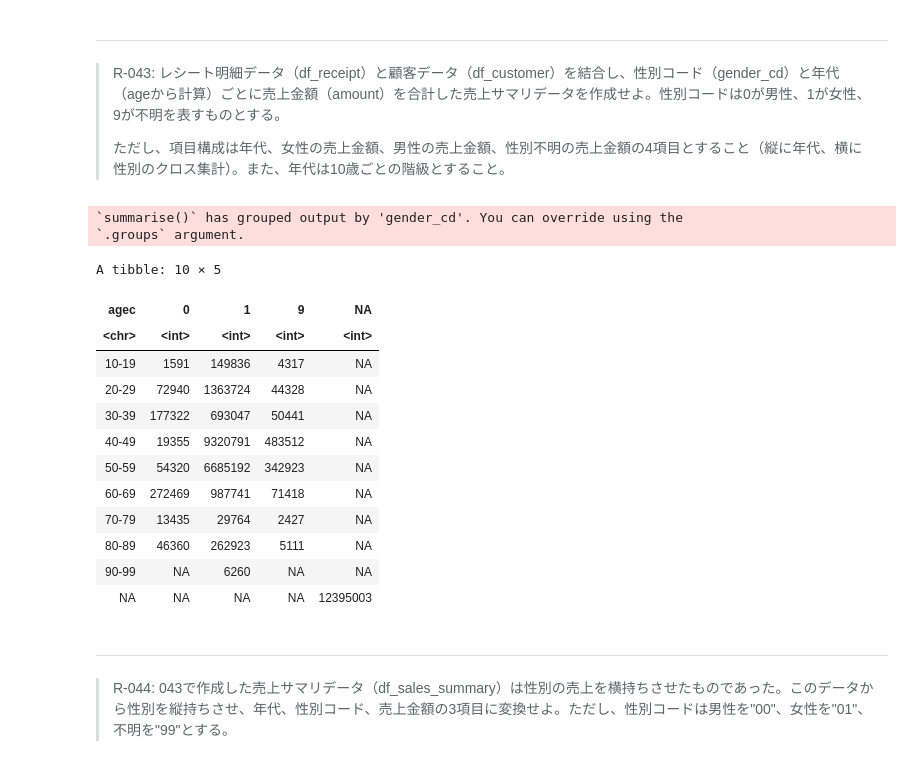
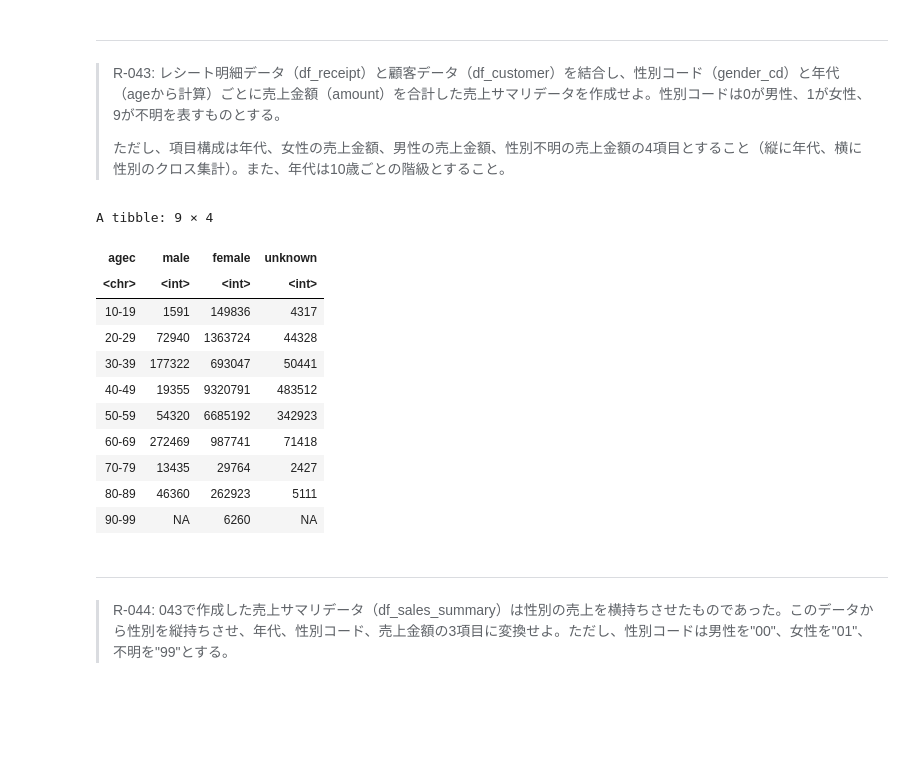
Before and after one commit to sishii0418/100knocks-preprocess, a Jupyter notebook: docker/work/preprocess_knock_R.ipynb, the cells around one changed output. Saved outputs shown, nothing was run; the diff lists cells and outputs as text; code cells hidden in the pictures; blank space fills up the shorter version.

```diff
--- a/docker/work/preprocess_knock_R.ipynb
+++ b/docker/work/preprocess_knock_R.ipynb
@@ -830,35 +844,35 @@ A tibble: 10 × 5
 # %%
 left_join(df_receipt, df_customer, by="customer_id") %>%
     mutate(agec = case_when(
             10 <= age & age < 20 ~ "10-19",
             20 <= age & age < 30 ~ "20-29",
             30 <= age & age < 40 ~ "30-39",
             40 <= age & age < 50 ~ "40-49",
             50 <= age & age < 60 ~ "50-59",
             60 <= age & age < 70 ~ "60-69",
             70 <= age & age < 80 ~ "70-79",
             80 <= age & age < 90 ~ "80-89",
             90 <= age & age < 100 ~ "90-99",)
            ) %>%
-    group_by(gender_cd, agec) %>%
-    summarize(Sum = sum(amount)) %>%
-    pivot_wider(names_from = "gender_cd", values_from = "Sum")
+    group_by(gender_cd, agec, .groups = "drop") %>%
+    summarize(Sum = sum(amount), .groups = "drop") %>%
+    pivot_wider(names_from = "gender_cd", values_from = "Sum") %>%
+    select(-`.groups`, -`NA`) %>%
+    rename(male = "0", female = "1", unknown = "9") %>%
+    filter(agec != "NA")
 # %% [output]
-`summarise()` has grouped output by 'gender_cd'. You can override using the
-`.groups` argument.
+A tibble: 9 × 4
-A tibble: 10 × 5
-| agec | 0 | 1 | 9 | NA |
-| <chr> | <int> | <int> | <int> | <int> |
-| 10-19 | 1591 | 149836 | 4317 | NA |
-| 20-29 | 72940 | 1363724 | 44328 | NA |
-| 30-39 | 177322 | 693047 | 50441 | NA |
-| 40-49 | 19355 | 9320791 | 483512 | NA |
-| 50-59 | 54320 | 6685192 | 342923 | NA |
-| 60-69 | 272469 | 987741 | 71418 | NA |
-| 70-79 | 13435 | 29764 | 2427 | NA |
-| 80-89 | 46360 | 262923 | 5111 | NA |
-| 90-99 | NA | 6260 | NA | NA |
-| NA | NA | NA | NA | 12395003 |
+| agec | male | female | unknown |
+| <chr> | <int> | <int> | <int> |
+| 10-19 | 1591 | 149836 | 4317 |
+| 20-29 | 72940 | 1363724 | 44328 |
+| 30-39 | 177322 | 693047 | 50441 |
+| 40-49 | 19355 | 9320791 | 483512 |
+| 50-59 | 54320 | 6685192 | 342923 |
+| 60-69 | 272469 | 987741 | 71418 |
+| 70-79 | 13435 | 29764 | 2427 |
+| 80-89 | 46360 | 262923 | 5111 |
+| 90-99 | NA | 6260 | NA |
 # %% [markdown]
 ---
 > R-044: 043で作成した売上サマリデータ（df_sales_summary）は性別の売上を横持ちさせたものであった。このデータから性別を縦持ちさせ、年代、性別コード、売上金額の3項目に変換せよ。ただし、性別コードは男性を"00"、女性を"01"、不明を"99"とする。
```
Also changed, not shown: parts of 51 cells of this notebook.
